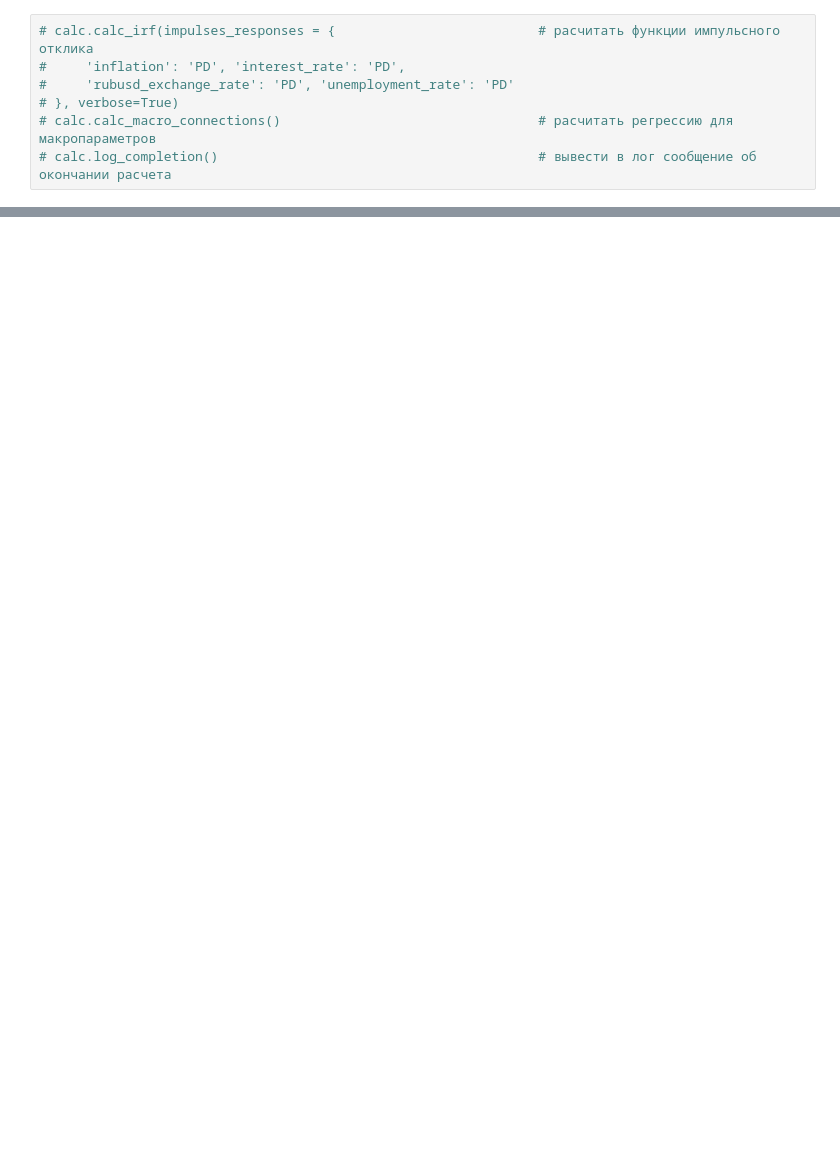
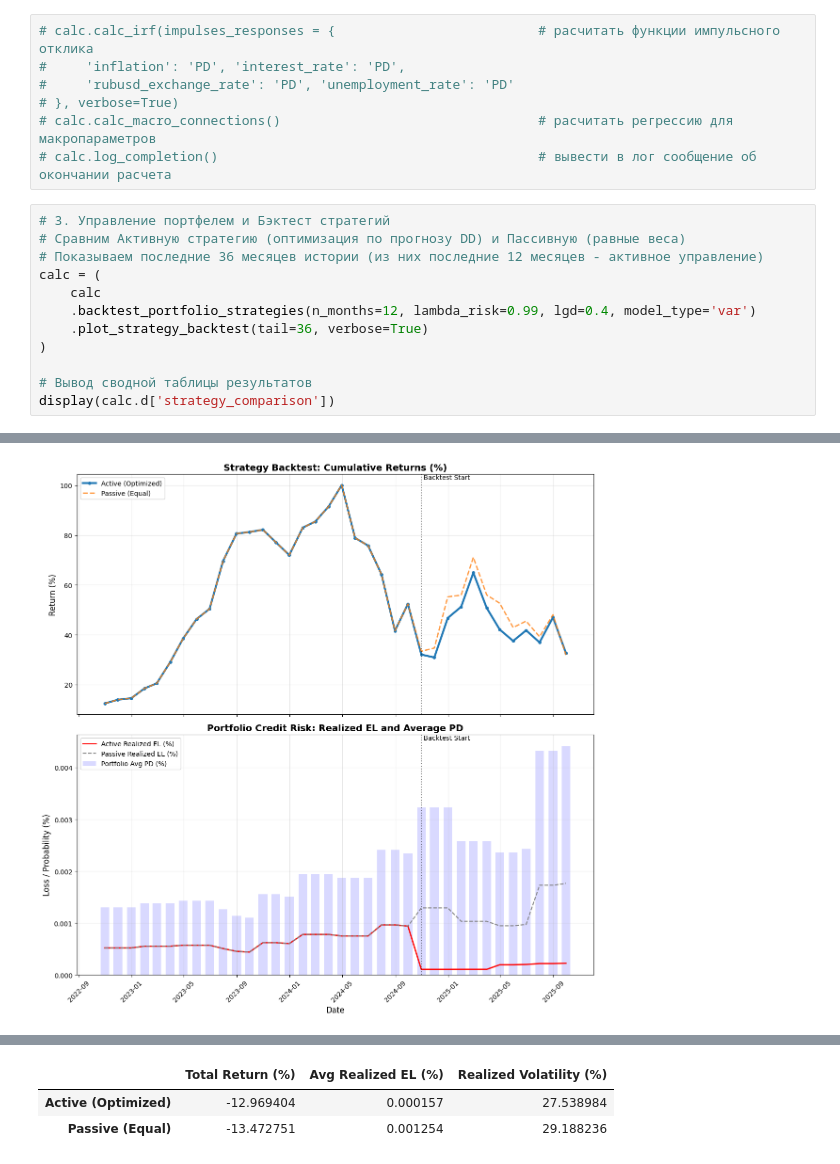
Before and after one commit to MaximKiryakin/Diploma, a Jupyter notebook: masters/main.ipynb, the cells around one changed output, grey strips where cells are left out. Cells and saved outputs as stored; diff of their text form; blank space fills up the shorter version.

```diff
--- a/masters/main.ipynb
+++ b/masters/main.ipynb
@@ -137,3 +143,16 @@ calc = calc.plot_macro_forecast(
 # }, verbose=True)
 # calc.calc_macro_connections()                                 # расчитать регрессию для макропараметров
 # calc.log_completion()                                         # вывести в лог сообщение об окончании расчета
+# %%
+# 3. Управление портфелем и Бэктест стратегий
+# Сравним Активную стратегию (оптимизация по прогнозу DD) и Пассивную (равные веса)
+# Показываем последние 36 месяцев истории (из них последние 12 месяцев - активное управление)
+calc = (
+    calc
+    .backtest_portfolio_strategies(n_months=12, lambda_risk=0.99, lgd=0.4, model_type='var')
+    .plot_strategy_backtest(tail=36, verbose=True)
+)
+
+# Вывод сводной таблицы результатов
+display(calc.d['strategy_comparison'])
+# %% [output]
@@ -139,0 +176 @@ calc = calc.plot_macro_forecast(
+[figure, added]
@@ -139,0 +178,3 @@ calc = calc.plot_macro_forecast(
+|  | Total Return (%) | Avg Realized EL (%) | Realized Volatility (%) |
+| Active (Optimized) | -12.969404 | 0.000157 | 27.538984 |
+| Passive (Equal) | -13.472751 | 0.001254 | 29.188236 |
```
Also changed, not shown: parts of 8 cells of this notebook, 2 other files.
